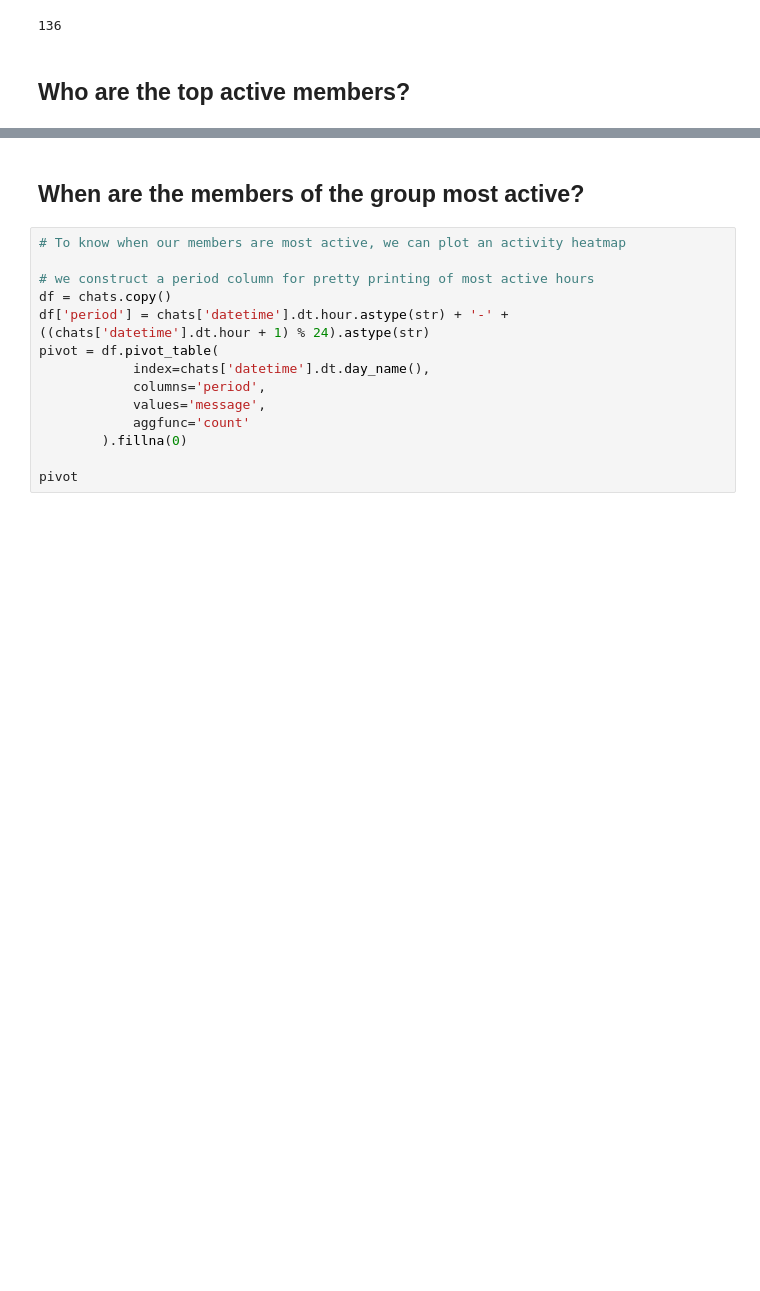
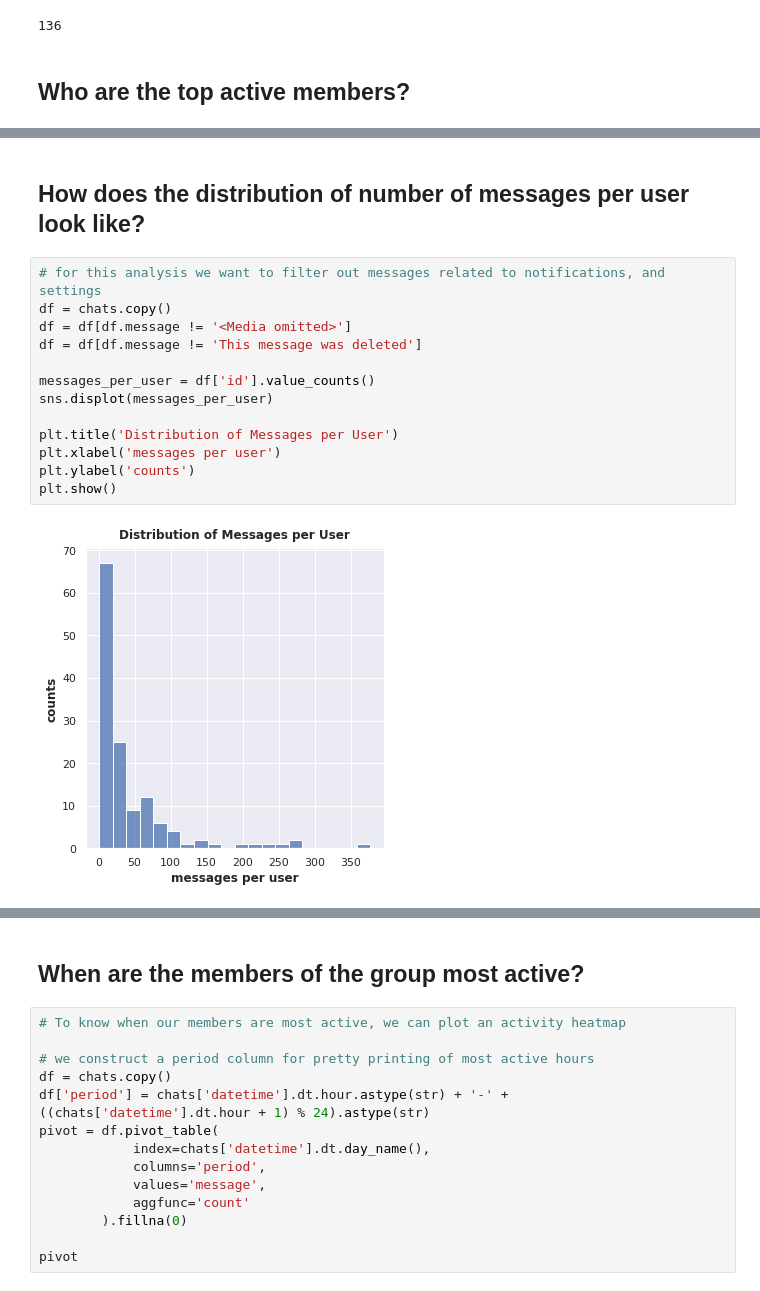
Before and after one commit to gborn/Whatsapp_Chat_Analysis, a Jupyter notebook: notebooks/01_exploratory_data_analysis_on_whatsapp_chats.ipynb, the cells around one changed output, grey strips where cells are left out. Cells and saved outputs as stored; diff of their text form; blank space fills up the shorter version.

```diff
--- a/notebooks/01_exploratory_data_analysis_on_whatsapp_chats.ipynb
+++ b/notebooks/01_exploratory_data_analysis_on_whatsapp_chats.ipynb
@@ -158,0 +158,17 @@ plt.show()
+# %% [markdown]
+## How does the distribution of number of messages per user look like?
+# %%
+# for this analysis we want to filter out messages related to notifications, and settings
+df = chats.copy()
+df = df[df.message != '<Media omitted>']
+df = df[df.message != 'This message was deleted']
+
+messages_per_user = df['id'].value_counts()
+sns.displot(messages_per_user)
+
+plt.title('Distribution of Messages per User')
+plt.xlabel('messages per user')
+plt.ylabel('counts')
+plt.show()
+# %% [output]
+[figure, added]
```
Also changed, not shown: parts of 12 cells of this notebook.
